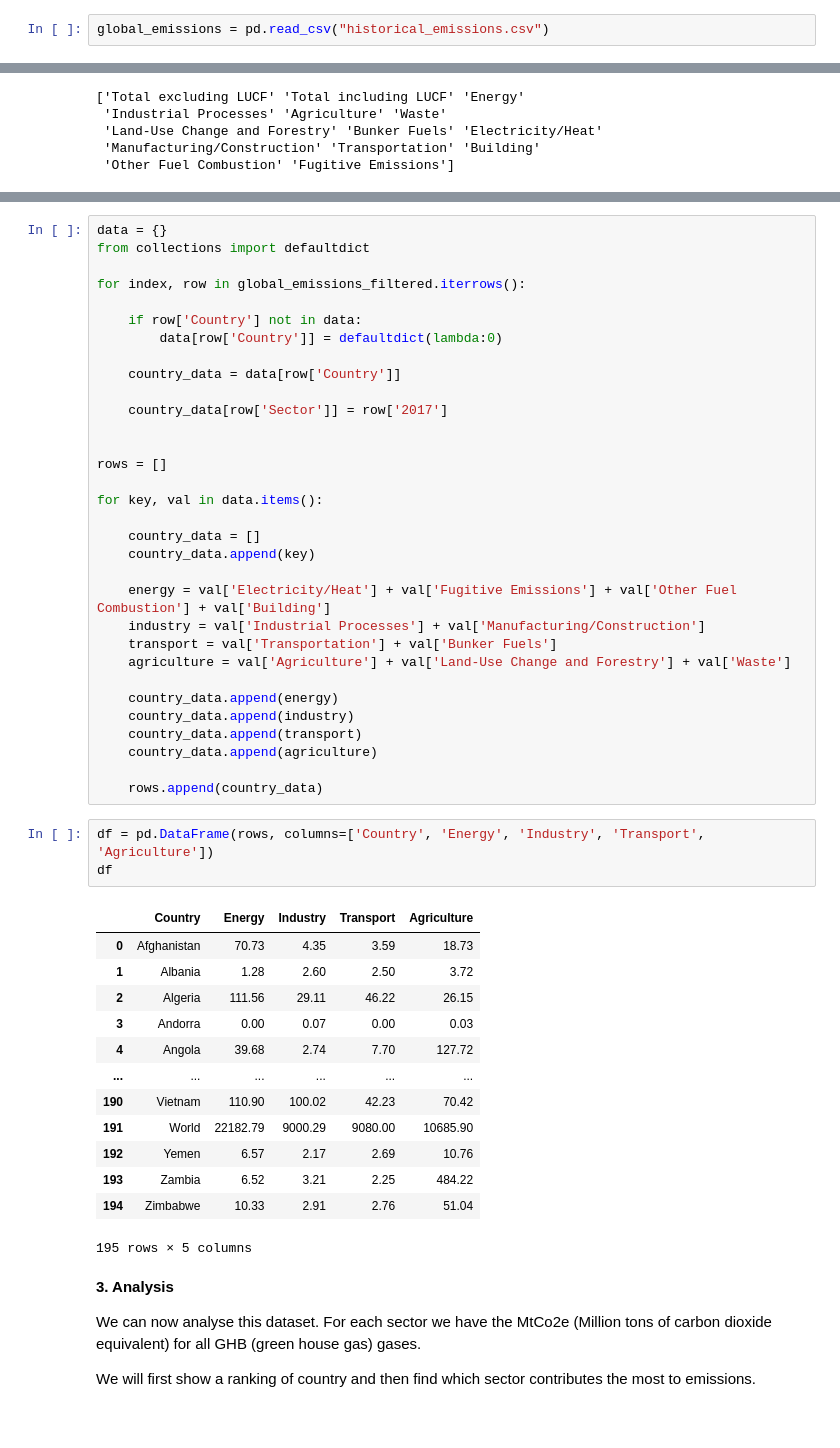
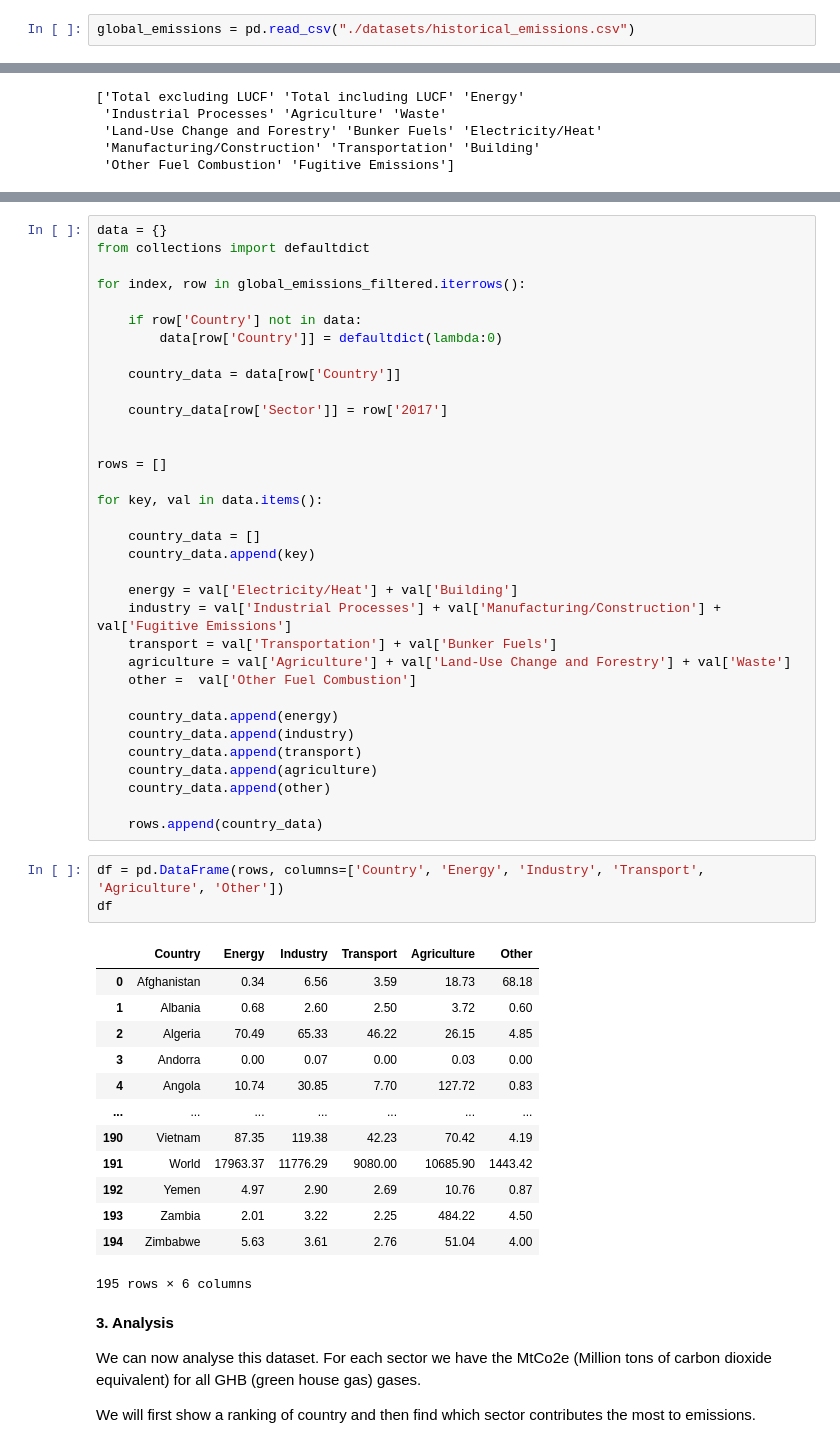
Before and after one commit to jouvemax/com-480-project-Wizards, a Jupyter notebook: milestones/eda.ipynb, the cells around one changed output, grey strips where cells are left out. Cells and saved outputs as stored; diff of their text form.

```diff
--- a/milestones/eda.ipynb
+++ b/milestones/eda.ipynb
@@ -6,7 +6,7 @@
 import pandas as pd
 import matplotlib.pyplot as plt
 # %%
-global_emissions = pd.read_csv("historical_emissions.csv")
+global_emissions = pd.read_csv("./datasets/historical_emissions.csv")
 # %% [markdown]
 **1. Displaying raw data**
 # %%
@@ -114,34 +114,36 @@ for key, val in data.items():
     country_data = []
     country_data.append(key)
 
-    energy = val['Electricity/Heat'] + val['Fugitive Emissions'] + val['Other Fuel Combustion'] + val['Building']
-    industry = val['Industrial Processes'] + val['Manufacturing/Construction']
+    energy = val['Electricity/Heat'] + val['Building']
+    industry = val['Industrial Processes'] + val['Manufacturing/Construction'] + val['Fugitive Emissions']
     transport = val['Transportation'] + val['Bunker Fuels']
     agriculture = val['Agriculture'] + val['Land-Use Change and Forestry'] + val['Waste']
+    other =  val['Other Fuel Combustion']
 
     country_data.append(energy)
     country_data.append(industry)
     country_data.append(transport)
     country_data.append(agriculture)
+    country_data.append(other)
 
     rows.append(country_data)
 # %%
-df = pd.DataFrame(rows, columns=['Country', 'Energy', 'Industry', 'Transport', 'Agriculture'])
+df = pd.DataFrame(rows, columns=['Country', 'Energy', 'Industry', 'Transport', 'Agriculture', 'Other'])
 df
 # %% [output]
-|  | Country | Energy | Industry | Transport | Agriculture |
-| 0 | Afghanistan | 70.73 | 4.35 | 3.59 | 18.73 |
-| 1 | Albania | 1.28 | 2.60 | 2.50 | 3.72 |
-| 2 | Algeria | 111.56 | 29.11 | 46.22 | 26.15 |
-| 3 | Andorra | 0.00 | 0.07 | 0.00 | 0.03 |
-| 4 | Angola | 39.68 | 2.74 | 7.70 | 127.72 |
-| ... | ... | ... | ... | ... | ... |
-| 190 | Vietnam | 110.90 | 100.02 | 42.23 | 70.42 |
-| 191 | World | 22182.79 | 9000.29 | 9080.00 | 10685.90 |
-| 192 | Yemen | 6.57 | 2.17 | 2.69 | 10.76 |
-| 193 | Zambia | 6.52 | 3.21 | 2.25 | 484.22 |
-| 194 | Zimbabwe | 10.33 | 2.91 | 2.76 | 51.04 |
+|  | Country | Energy | Industry | Transport | Agriculture | Other |
+| 0 | Afghanistan | 0.34 | 6.56 | 3.59 | 18.73 | 68.18 |
+| 1 | Albania | 0.68 | 2.60 | 2.50 | 3.72 | 0.60 |
+| 2 | Algeria | 70.49 | 65.33 | 46.22 | 26.15 | 4.85 |
+| 3 | Andorra | 0.00 | 0.07 | 0.00 | 0.03 | 0.00 |
+| 4 | Angola | 10.74 | 30.85 | 7.70 | 127.72 | 0.83 |
+| ... | ... | ... | ... | ... | ... | ... |
+| 190 | Vietnam | 87.35 | 119.38 | 42.23 | 70.42 | 4.19 |
+| 191 | World | 17963.37 | 11776.29 | 9080.00 | 10685.90 | 1443.42 |
+| 192 | Yemen | 4.97 | 2.90 | 2.69 | 10.76 | 0.87 |
+| 193 | Zambia | 2.01 | 3.22 | 2.25 | 484.22 | 4.50 |
+| 194 | Zimbabwe | 5.63 | 3.61 | 2.76 | 51.04 | 4.00 |
-195 rows × 5 columns
+195 rows × 6 columns
 # %% [markdown]
 **3. Analysis**
 
```
Also changed, not shown: parts of 20 cells of this notebook, 4 other files.
